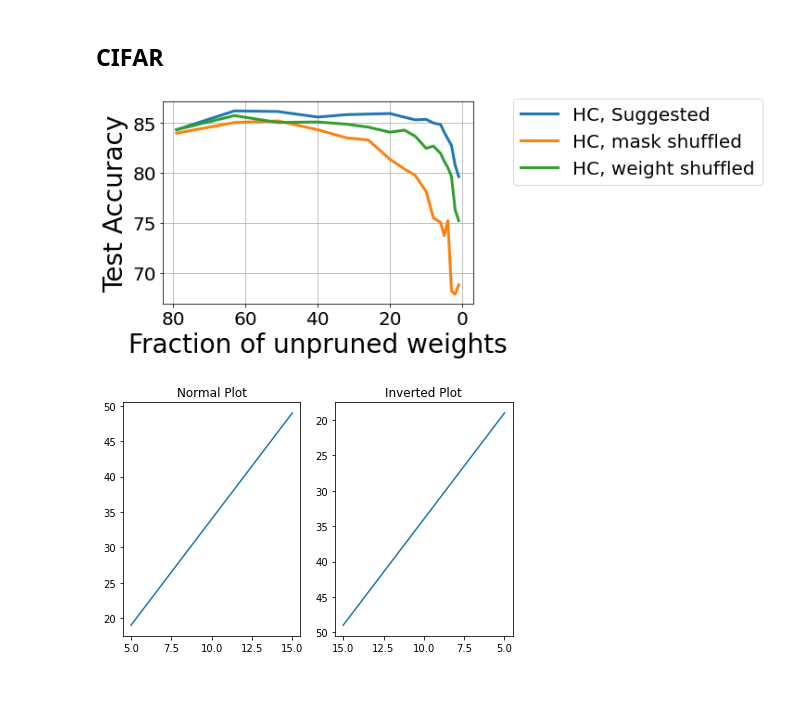
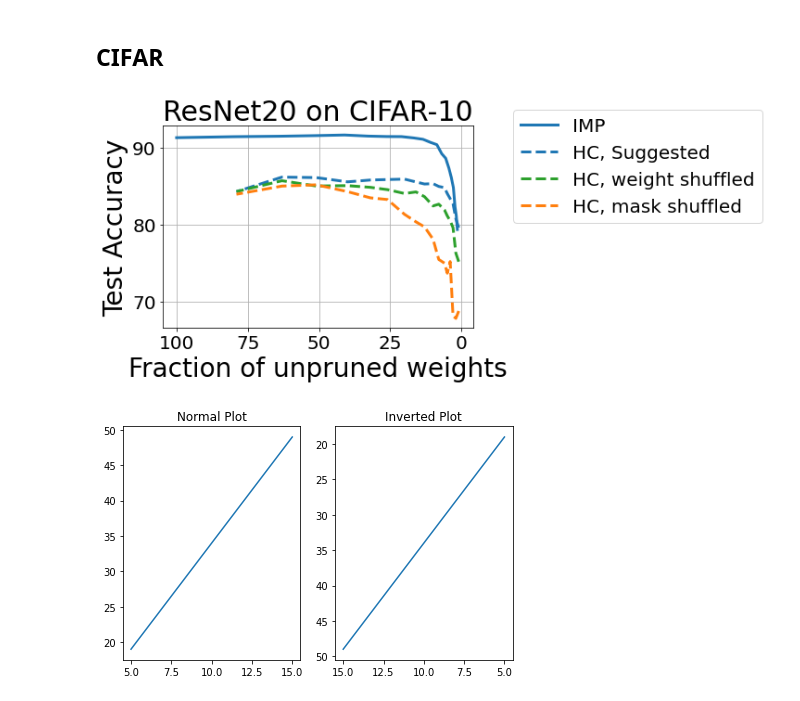
Before and after one commit to ksreenivasan/pruning_is_enough, a Jupyter notebook: visualize-results-GD.ipynb, the cells around one changed output. Saved outputs shown, nothing was run; the diff lists cells and outputs as text; code cells hidden in the pictures.

Commit message:
sync plot

```diff
--- a/visualize-results-GD.ipynb
+++ b/visualize-results-GD.ipynb
@@ -16,6 +16,8 @@ line_width = 3
 legend_size = 20
 # %% [markdown]
 ## CIFAR
+# %%
+imp_df = pd.read_csv("results/CIFAR10_ResNet20/results/IMP/IMP_cifar10_resnet20_prune_0_2.csv")
 # %%
 RESULTS_FOLDER = "results/CIFAR10_ResNet20/results/finetune_results"
 sp_list = [1,2,3,4,5,6,8,10,13,16,20,26,32,40,51,63,79] #[1]#
@@ -71,20 +59,22 @@ for sp in sp_list:
 #     plt.savefig('hc_quantized_resnet20_cifar10.pdf', format='pdf', dpi=600, bbox_inches='tight', pad_inches=0.05)
 # %%
 fig, ax1 = plt.subplots(figsize=(6, 4))
-ax1.plot(sp_list, vanilla_acc, linewidth=line_width, c='C0', label='HC, Suggested')
-ax1.plot(sp_list, mask_shuffle_acc, linewidth=line_width, c='C1', label='HC, mask shuffled')
-ax1.plot(sp_list, weight_shuffle_acc, linewidth=line_width, c='C2', label='HC, weight shuffled')
+ax1.plot(imp_df['weight_remain'], imp_df['test_acc'], linewidth=line_width, c='C0', label='IMP')
+ax1.plot(sp_list, vanilla_acc, linewidth=line_width, c='C0', label='HC, Suggested', linestyle='dashed')
+ax1.plot(sp_list, weight_shuffle_acc, linewidth=line_width, c='C2', label='HC, weight shuffled', linestyle='dashed')
+ax1.plot(sp_list, mask_shuffle_acc, linewidth=line_width, c='C1', label='HC, mask shuffled', linestyle='dashed')
 
-
+plt.title("ResNet20 on CIFAR-10", fontsize=title_size-10)
+#ax1.set_xlim([0,10])
 ax1.invert_xaxis()
 ax1.tick_params(axis='both', labelsize=tick_size)
 ax1.set_xlabel("Fraction of unpruned weights", fontsize=label_size)
 ax1.set_ylabel("Test Accuracy", fontsize=label_size)
 ax1.legend(fontsize=legend_size, loc='center left', bbox_to_anchor=(1.1, 0.8))#, loc='right')
 ax1.grid(True)
 plt.savefig('hc_resnet20_cifar10.pdf', format='pdf', dpi=600, bbox_inches='tight', pad_inches=0.05)
 # %% [output]
-[figure, old version]
+[figure, new version]
 # %%
 import numpy as np
 import matplotlib.pyplot as plt
```
Also changed, not shown: parts of 1 cell of this notebook, 1 other file.
